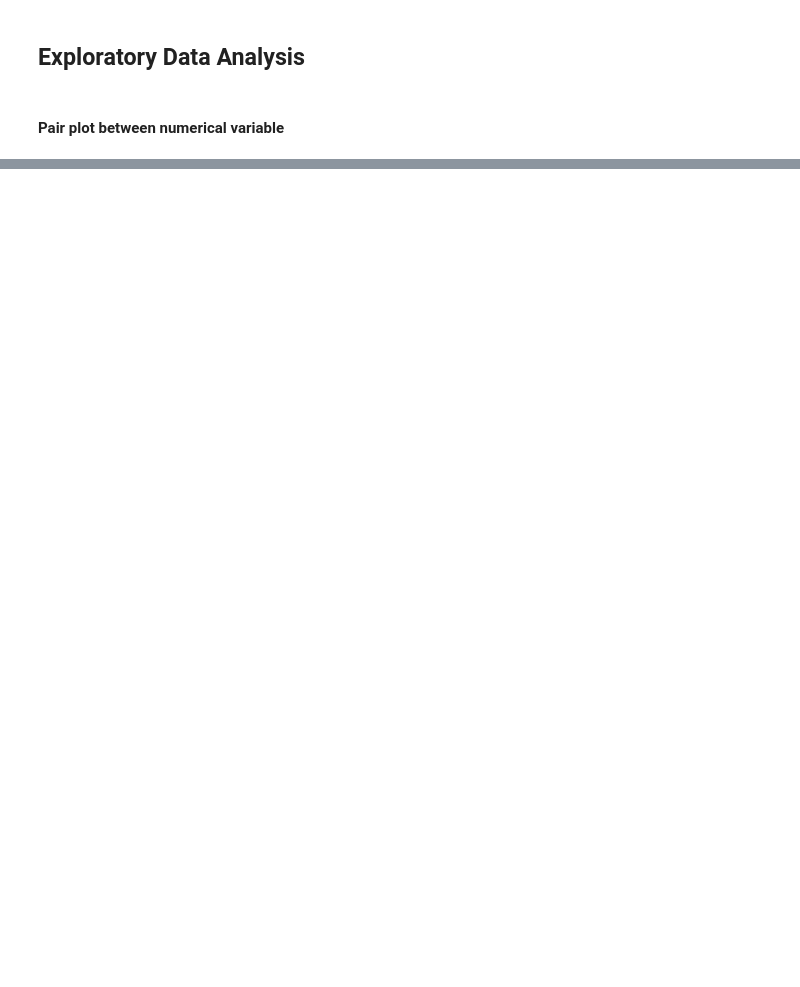
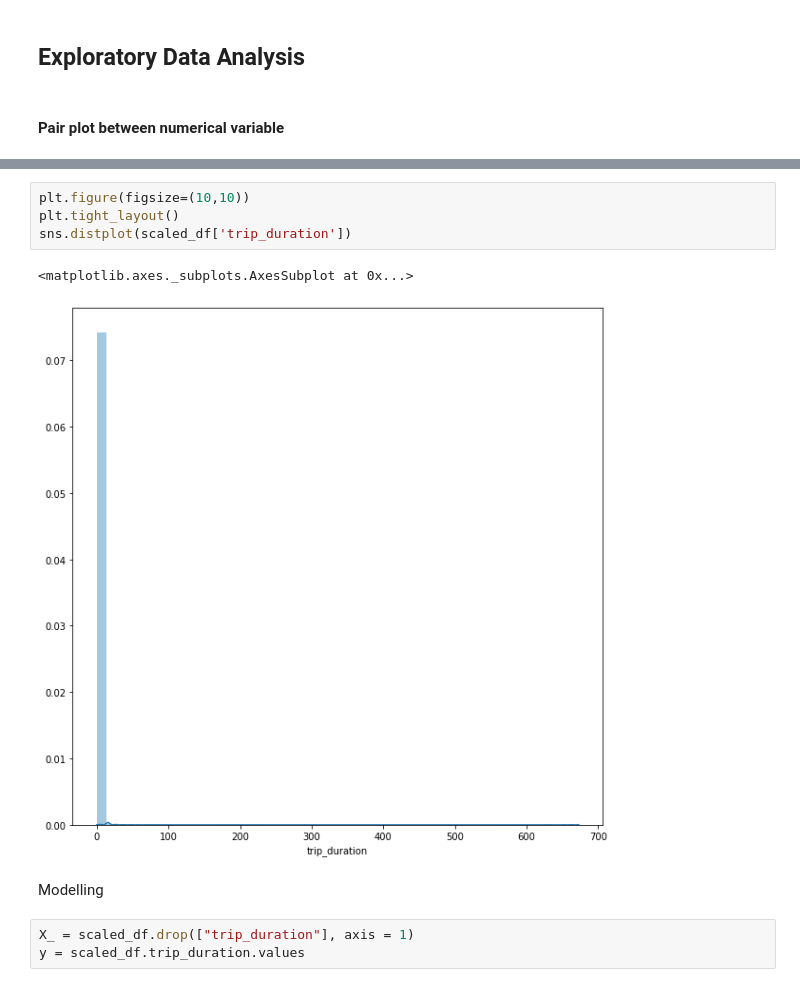
Before and after one commit to Litaa/life-expectancy-prediction-using-multiple-linear-regression, a Jupyter notebook: rm_taxi_predict.ipynb, the cells around one changed output, grey strips where cells are left out. Drawn from its saved outputs; the diff is of its cells as text; blank space fills up the shorter version.

```diff
--- a/rm_taxi_predict.ipynb
+++ b/rm_taxi_predict.ipynb
@@ -99,0 +163,12 @@ KeyboardInterrupt:
+# %%
+plt.figure(figsize=(10,10))
+plt.tight_layout()
+sns.distplot(scaled_df['trip_duration'])
+# %% [output]
+<matplotlib.axes._subplots.AxesSubplot at 0x...>
+[figure, added]
+# %% [markdown]
+Modelling
+# %%
+X_ = scaled_df.drop(["trip_duration"], axis = 1)
+y = scaled_df.trip_duration.values
```
Also changed, not shown: parts of 37 cells of this notebook.
